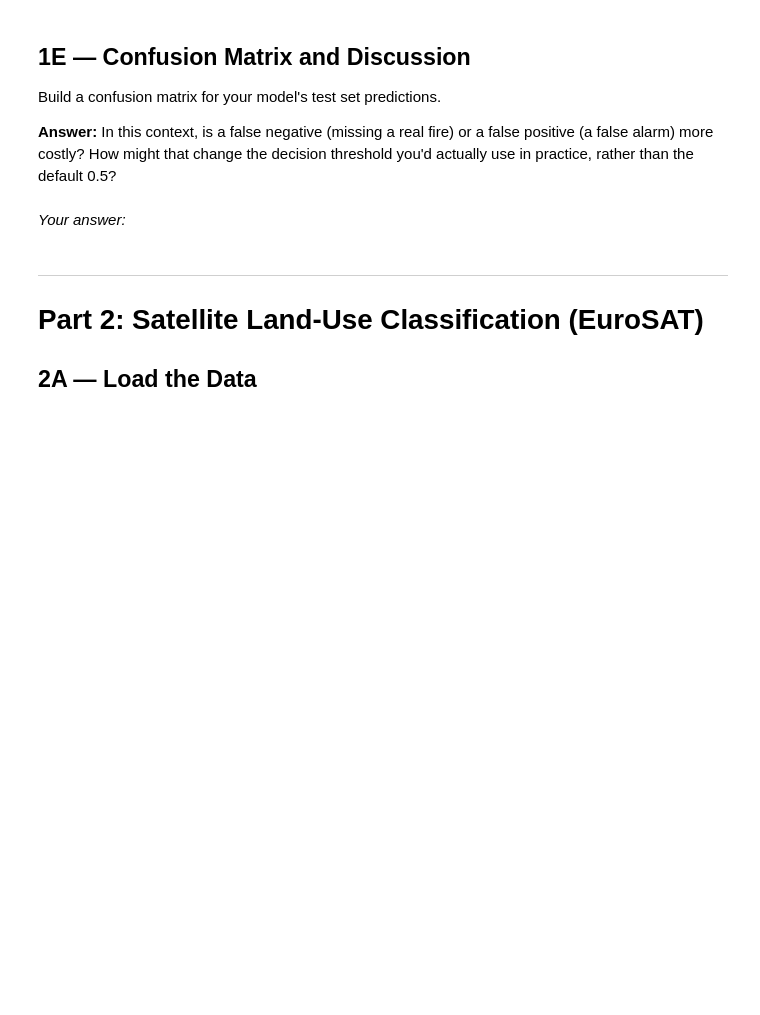
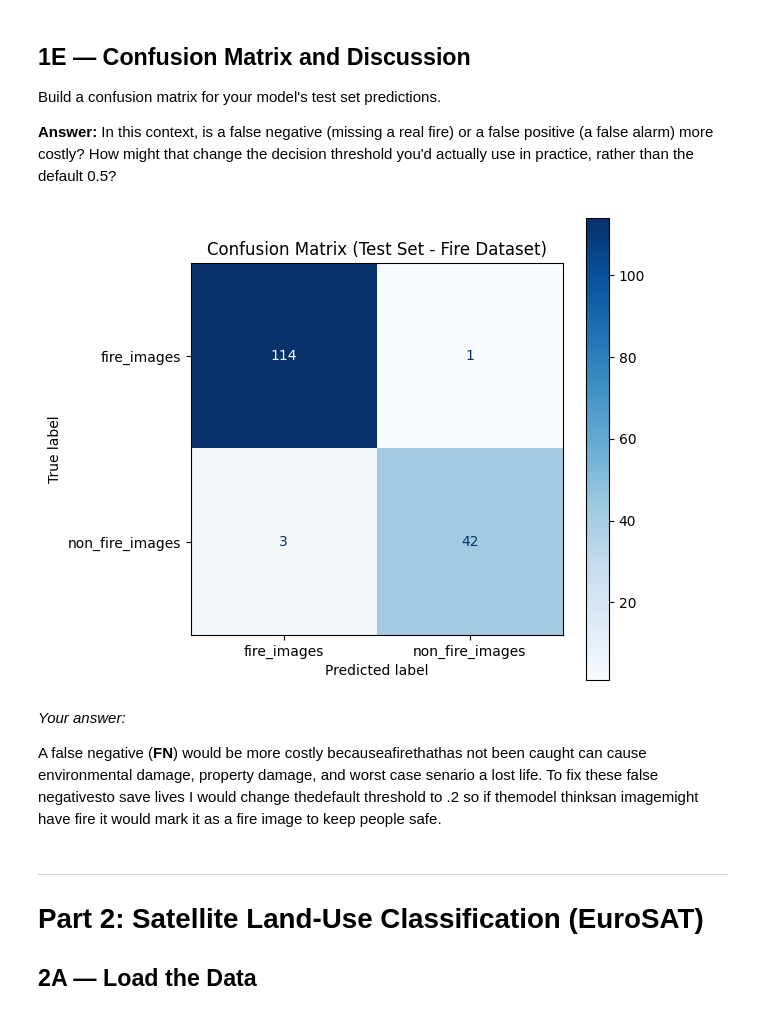
Before and after one commit to chasekrisko-design/IT480-FA26, a Jupyter notebook: Assignments/Assignment 2/Assignment2_TransferLearning.ipynb, the cells around one changed output. Cells and saved outputs as stored; diff of their text form; code cells hidden in the pictures; blank space fills up the shorter version.

```diff
--- a/Assignments/Assignment 2/Assignment2_TransferLearning.ipynb
+++ b/Assignments/Assignment 2/Assignment2_TransferLearning.ipynb
@@ -215,8 +226,36 @@ Epoch 5/5
 Build a confusion matrix for your model's test set predictions.
 
 **Answer:** In this context, is a false negative (missing a real fire) or a false positive (a false alarm) more costly? How might that change the decision threshold you'd actually use in practice, rather than the default 0.5?
+# %%
+# 1. Gather all true labels and predictions from the test dataset
+y_true = []
+y_pred_probs = []
+
+for images, labels in test_ds_fire:
+    y_true.extend(labels.numpy())
+    preds = mobilenet_model.predict(images, verbose=0)
+    y_pred_probs.extend(preds.flatten())
+
+y_true = np.array(y_true)
+y_pred_probs = np.array(y_pred_probs)
+
+# 2. Convert probabilities to binary predictions using the default threshold of 0.5
+y_pred = (y_pred_probs >= 0.5).astype(int)
+
+# 3. Generate and display the Confusion Matrix
+cm = confusion_matrix(y_true, y_pred)
+disp = ConfusionMatrixDisplay(confusion_matrix=cm, display_labels=class_names_fire)
+
+fig, ax = plt.subplots(figsize=(6, 6))
+disp.plot(cmap=plt.cm.Blues, ax=ax)
+plt.title("Confusion Matrix (Test Set - Fire Dataset)")
+plt.show()
+# %% [output]
+[figure, added]
 # %% [markdown]
 *Your answer:*
+
+A false negative (**FN**) would be more costly becauseafirethathas not been caught can cause environmental damage, property damage, and worst case senario a lost life. To fix these false negativesto save lives I would change thedefault threshold to .2 so if themodel thinksan imagemight have fire it would mark it as a fire image to keep people safe.
 # %% [markdown]
 ---
 # Part 2: Satellite Land-Use Classification (EuroSAT)
```
Also changed, not shown: parts of 1 cell of this notebook.
